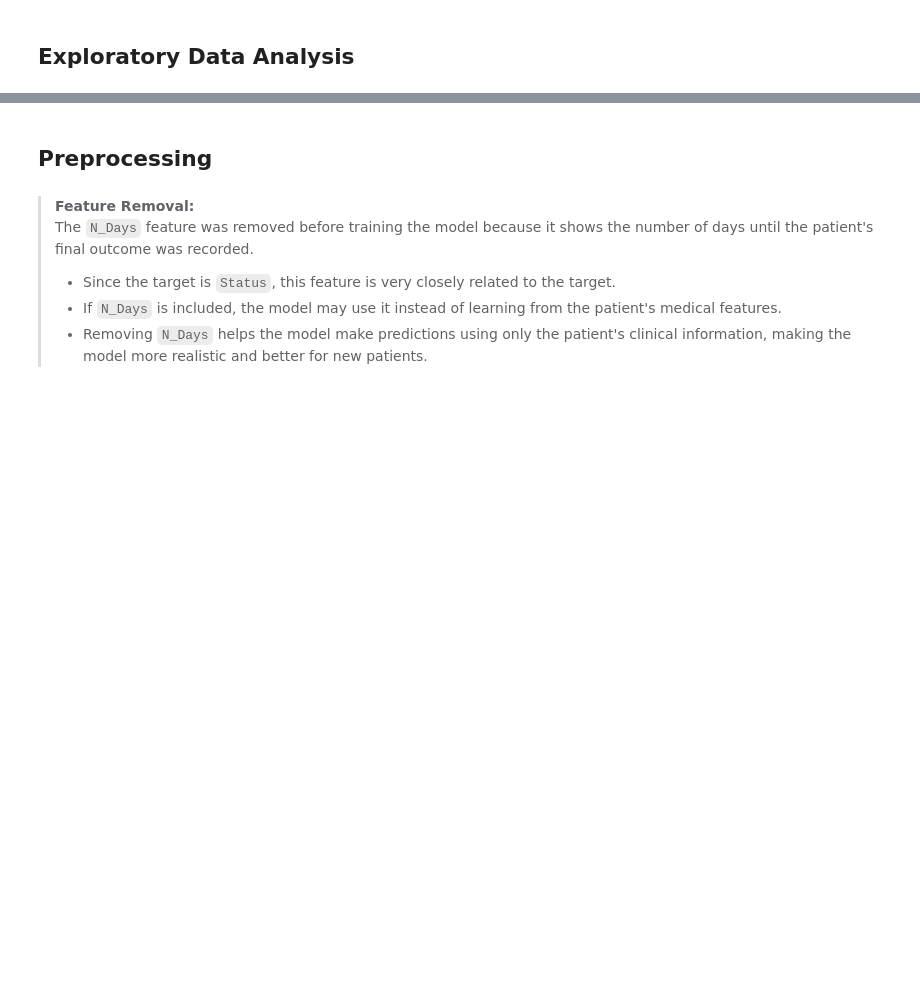
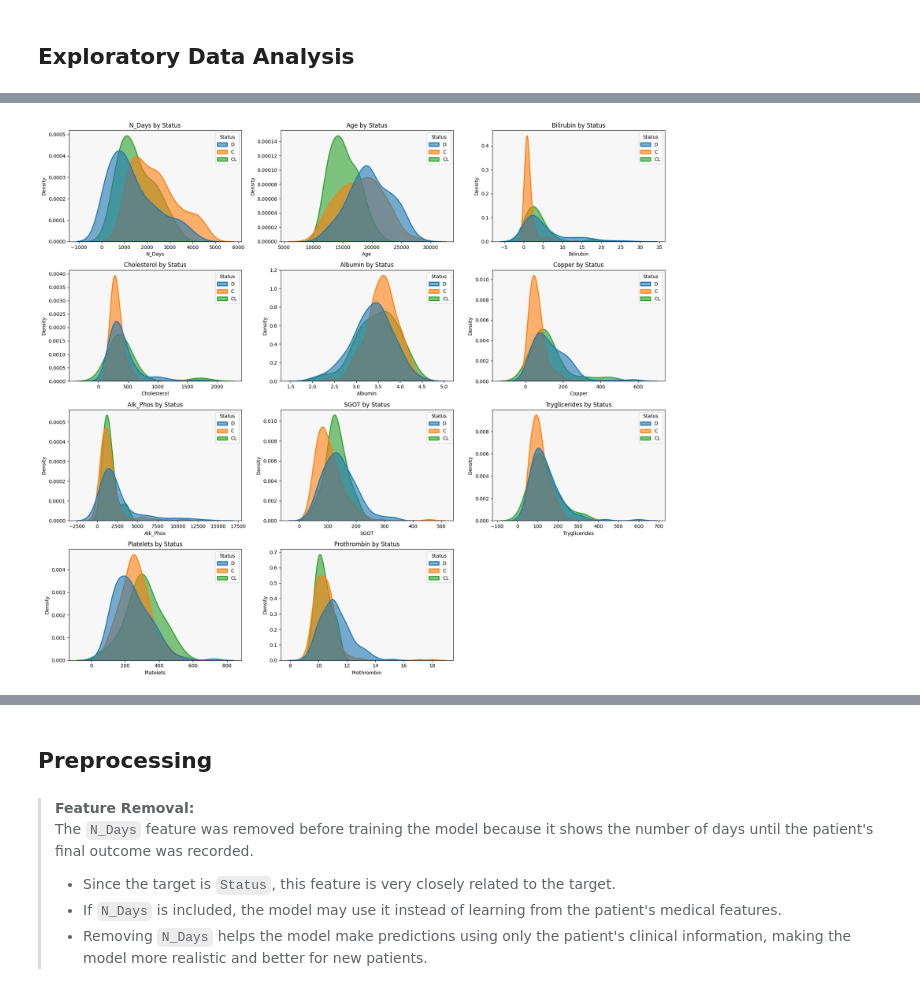
Before and after one commit to swirita/Cirrhosis-Prediction, a Jupyter notebook: Cirrhosis_Prediction.ipynb, the cells around one changed output, grey strips where cells are left out. Cells and saved outputs as stored; diff of their text form; code cells hidden in the pictures; blank space fills up the shorter version.

```diff
--- a/Cirrhosis_Prediction.ipynb
+++ b/Cirrhosis_Prediction.ipynb
@@ -392,0 +469,32 @@ ax.set_title("Correlation Heatmap");
+# %%
+fig, axes = plt.subplots(4, 3, figsize=(18, 16))
+axes = axes.flatten()
+
+for i, feature in enumerate(numerical_cols):
+
+    subset = df[[feature, 'Status']].dropna()
+
+    sns.kdeplot(
+        data=subset,
+        x=feature,
+        hue='Status',
+        common_norm=False,
+        fill=True,
+        alpha=0.6,
+        linewidth=2,
+        ax=axes[i]
+    )
+
+    axes[i].set_title(f'{feature} by Status')
+    axes[i].set_xlabel(feature)
+    axes[i].set_ylabel('Density')
+    axes[i].set_facecolor("#f7f7f7")
+
+# Remove unused subplots
+for j in range(len(numerical_cols), len(axes)):
+    fig.delaxes(axes[j])
+
+plt.tight_layout()
+plt.show()
+# %% [output]
+[figure, added]
```
Also changed, not shown: parts of 20 cells of this notebook.
